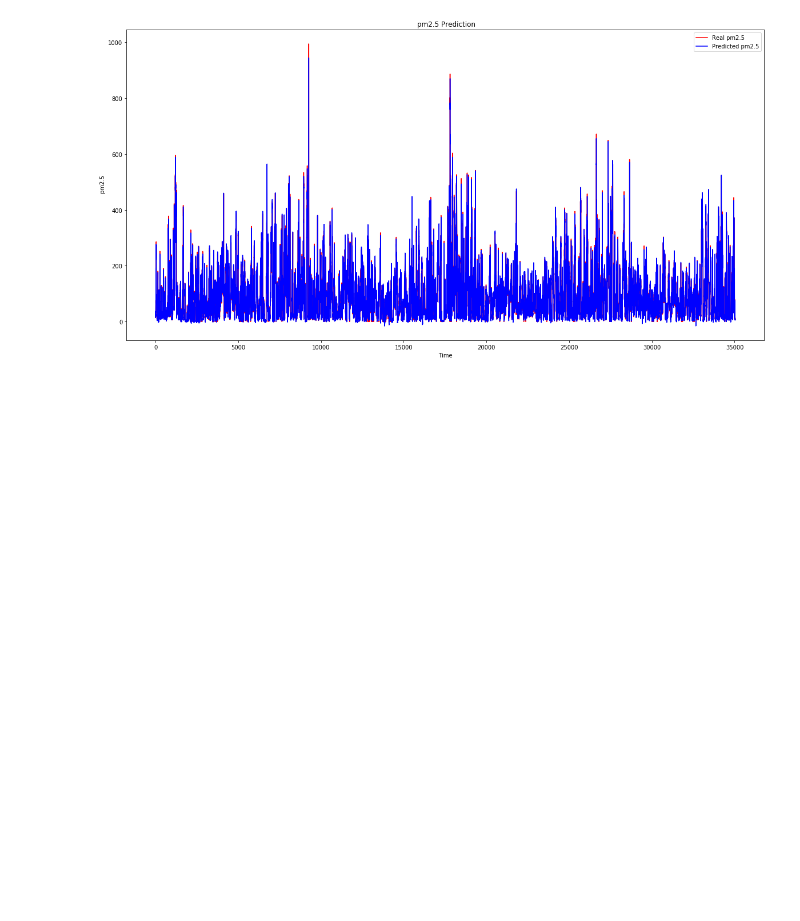
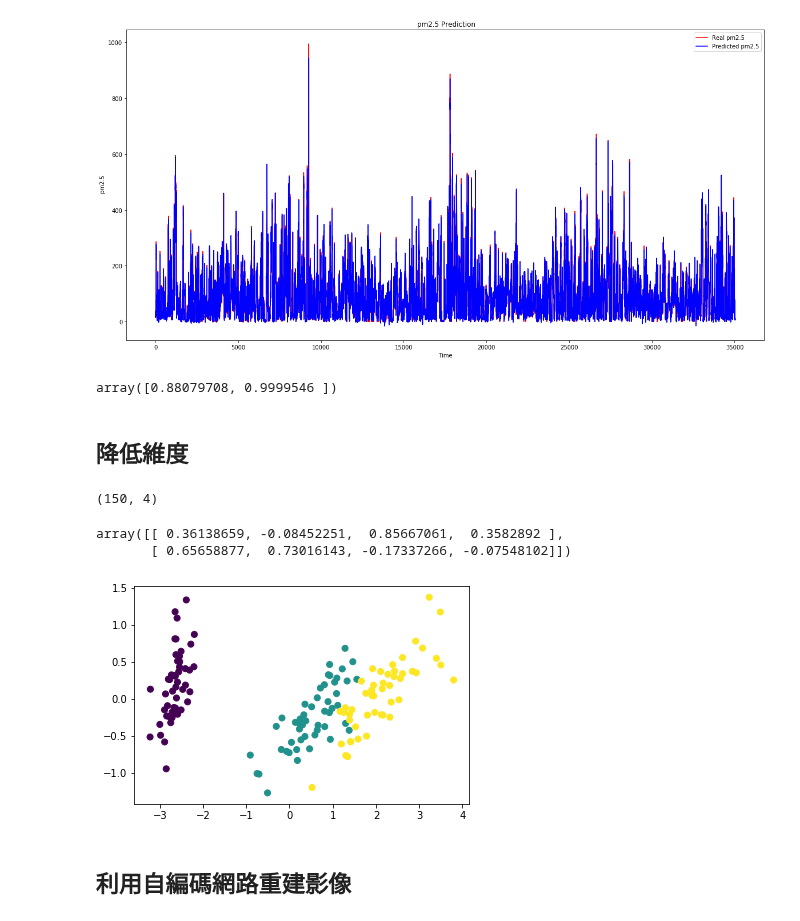
Before and after one commit to ywchiu/tibamedl, a Jupyter notebook: Demo20190907.ipynb, the cells around one changed output. Cells and saved outputs as stored; diff of their text form; code cells hidden in the pictures; blank space fills up the shorter version.

```diff
--- a/Demo20190907.ipynb
+++ b/Demo20190907.ipynb
@@ -233,3 +247,37 @@ plt.legend()
 plt.show()
 # %% [output]
 [figure]
+# %%
+
+def sigmoid_function(x):
+    return 1/ (1 + np.exp(-x))
+
+x = np.array([2,10])
+sigmoid_function(x)
+# %% [output]
+array([0.88079708, 0.9999546 ])
+# %% [markdown]
+## 降低維度
+# %%
+from sklearn.datasets import load_iris
+iris = load_iris()
+iris.data.shape
+# %% [output]
+(150, 4)
+# %%
+from sklearn.decomposition import PCA
+clf = PCA(n_components=2)
+X = clf.fit_transform(iris.data)
+# %%
+clf.components_
+# %% [output]
+array([[ 0.36138659, -0.08452251,  0.85667061,  0.3582892 ],
+       [ 0.65658877,  0.73016143, -0.17337266, -0.07548102]])
+# %%
+from matplotlib import pyplot as plt
+plt.scatter(X[:,0],X[:,1], c= iris.target)
+plt.show()
+# %% [output]
+[figure, added]
+# %% [markdown]
+## 利用自編碼網路重建影像
```
Also changed, not shown: parts of 61 cells of this notebook.
